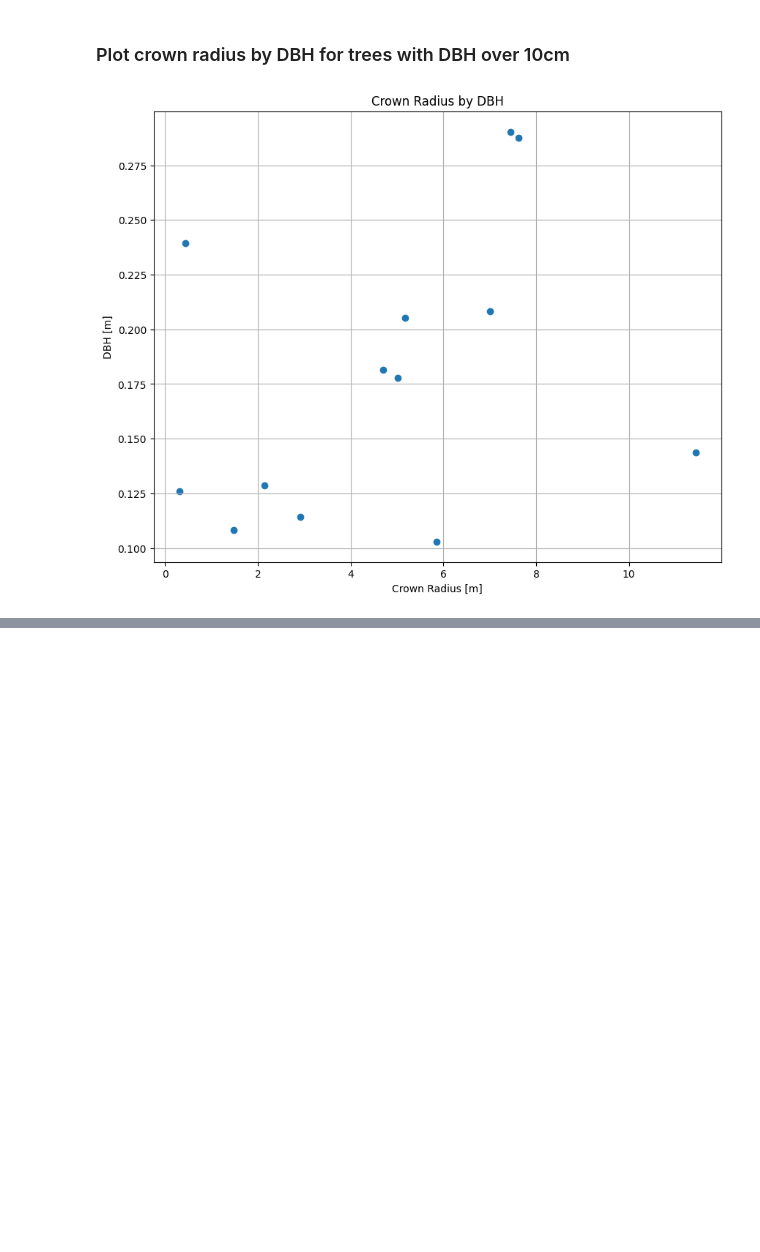
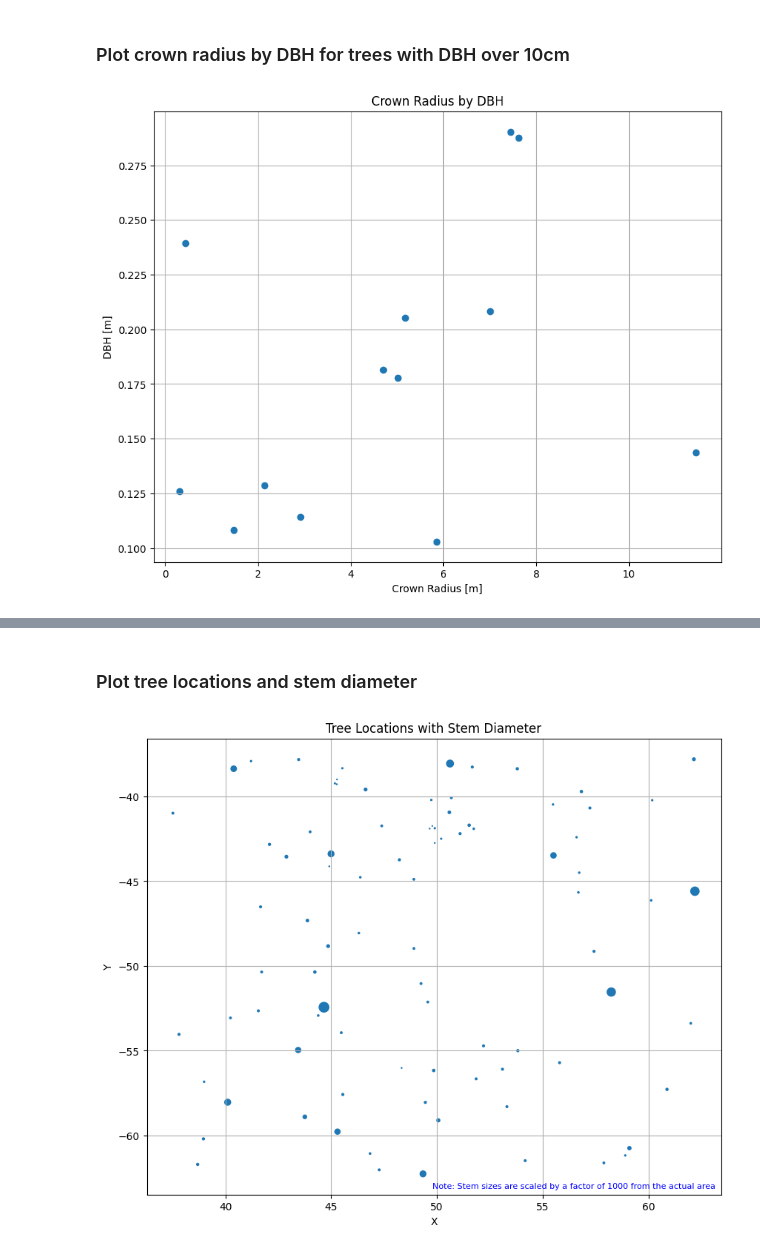
Before and after one commit to tim-devereux/PyTreeFile, a Jupyter notebook: notebooks/treefile_example.ipynb, the cells around one changed output, grey strips where cells are left out. Drawn from its saved outputs; the diff is of its cells as text; code cells hidden in the pictures; blank space fills up the shorter version.

```diff
--- a/notebooks/treefile_example.ipynb
+++ b/notebooks/treefile_example.ipynb
@@ -130,0 +192,21 @@ plt.show()
+# %% [markdown]
+### Plot tree locations and stem diameter
+# %%
+plt.figure(figsize=(10, 8))
+
+tree_merged_df['stem_area'] = np.pi * (tree_merged_df['radius'] ** 2)
+scatter = plt.scatter(tree_merged_df['x'], tree_merged_df['y'], s=tree_merged_df['stem_area'] * 1000)
+
+# This is an example text, adjust the placement and text as needed
+plt.text(0.99, 0.01, 'Note: Stem sizes are scaled by a factor of 1000 from the actual area',
+         verticalalignment='bottom', horizontalalignment='right',
+         transform=plt.gca().transAxes,  # This aligns the text to the axes
+         color='blue', fontsize=8)
+plt.xlabel('X')
+plt.ylabel('Y')
+plt.title('Tree Locations with Stem Diameter')
+plt.grid(True)
+
+plt.show()
+# %% [output]
+[figure, added]
```
Also changed, not shown: parts of 12 cells of this notebook, 2 other files.
